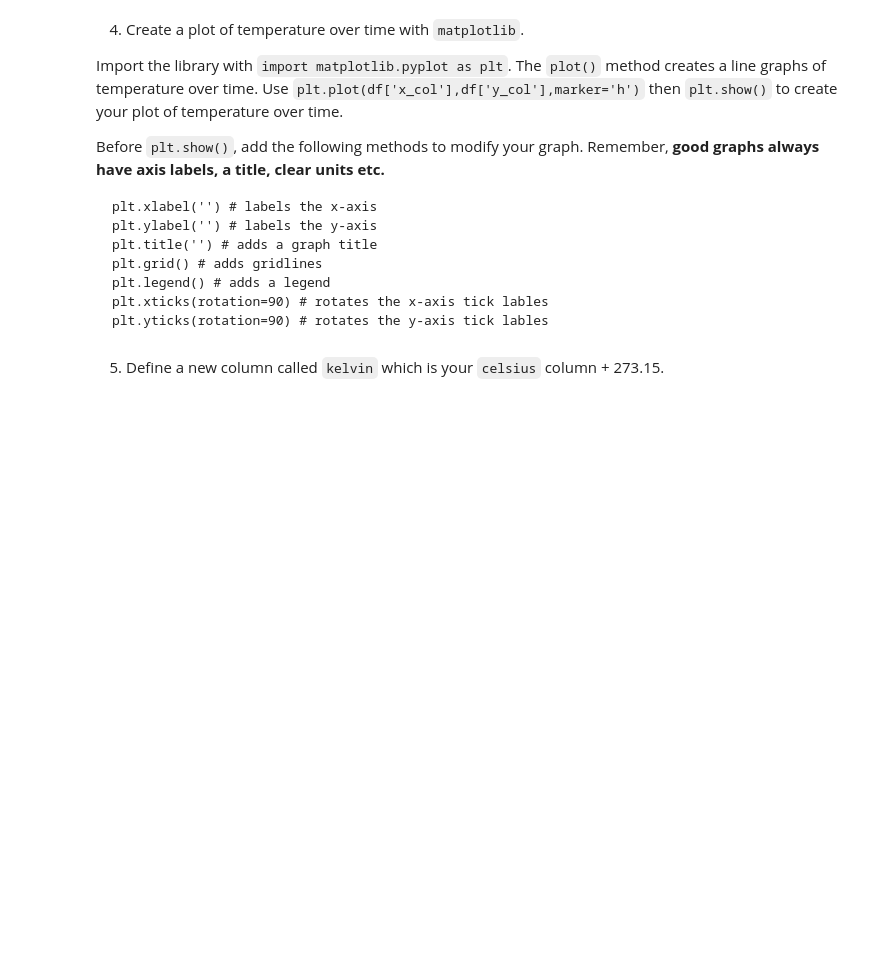
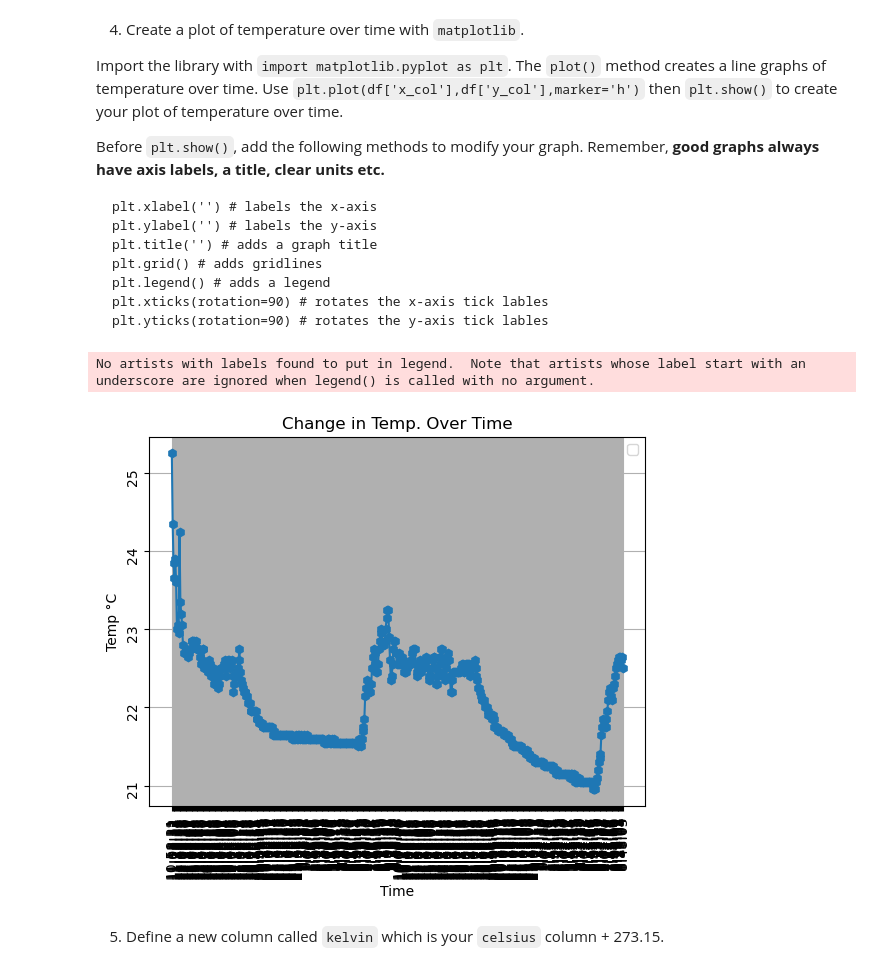
Before and after one commit to EPIC-Campus-LPS/pandas-J-Huster, a Jupyter notebook: FAI_Pandas.ipynb, the cells around one changed output. Cells and saved outputs as stored; diff of their text form; code cells hidden in the pictures; blank space fills up the shorter version.

````diff
--- a/FAI_Pandas.ipynb
+++ b/FAI_Pandas.ipynb
@@ -62,5 +86,21 @@ plt.legend() # adds a legend
 plt.xticks(rotation=90) # rotates the x-axis tick lables
 plt.yticks(rotation=90) # rotates the y-axis tick lables
 ```
+# %%
+import matplotlib.pyplot as plt
+import pandas as pd
+df = pd.read_csv("AveragedDate.csv")
+plt.plot(df['Time'],df['Temp °C'],marker='h')
+plt.xlabel('Time') # labels the x-axis
+plt.ylabel('Temp °C') # labels the y-axis
+plt.title('Change in Temp. Over Time') # adds a graph title
+plt.grid() # adds gridlines
+plt.legend() # adds a legend
+plt.xticks(rotation=90) # rotates the x-axis tick lables
+plt.yticks(rotation=90) # rotates the y-axis tick lables
+plt.show()
+# %% [output]
+No artists with labels found to put in legend.  Note that artists whose label start with an underscore are ignored when legend() is called with no argument.
+[figure, added]
 # %% [markdown]
 5. Define a new column called `kelvin` which is your `celsius` column + 273.15.
````
Also changed, not shown: parts of 8 cells of this notebook.
